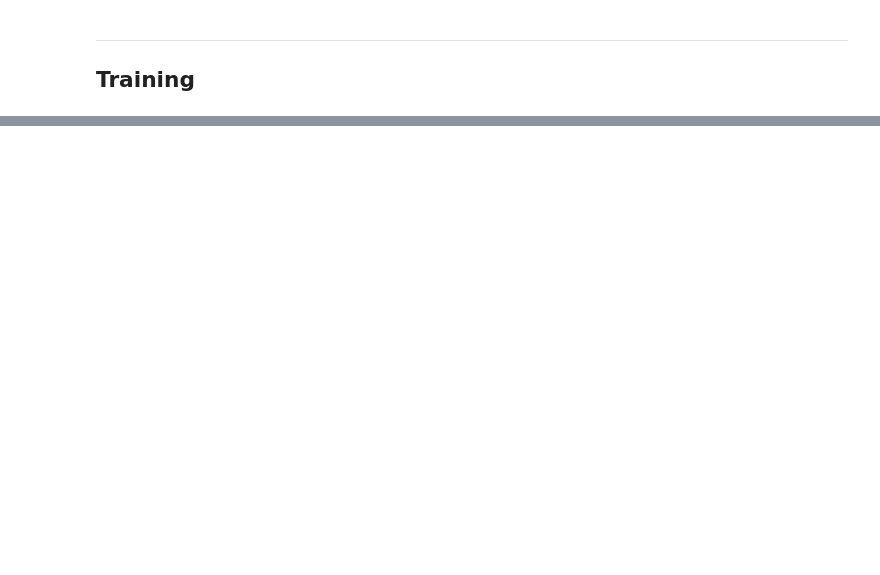
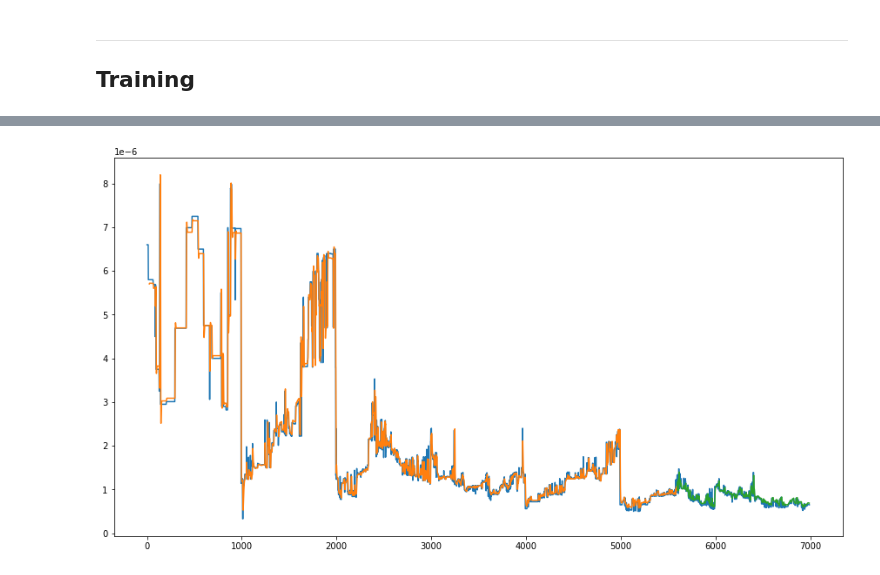
Before and after one commit to collinarnett/xcalibra_trading_bot, a Jupyter notebook: safex_trading_bot.ipynb, the cells around one changed output, grey strips where cells are left out. Saved outputs shown, nothing was run; the diff lists cells and outputs as text; code cells hidden in the pictures; blank space fills up the shorter version.

```diff
--- a/safex_trading_bot.ipynb
+++ b/safex_trading_bot.ipynb
@@ -104,5 +95,7 @@ test_data = all_data[-test_data_size:]
 # %%
-from sklearn.preprocessing import MinMaxScaler
+hist=df[['close']][500:]
+hist.info()
+hist=hist.fillna(method='ffill')
 
 scaler = MinMaxScaler(feature_range=(-1, 1))
-train_data_normalized = scaler.fit_transform(train_data .reshape(-1, 1))
+hist['close'] = scaler.fit_transform(hist['close'].values.reshape(-1,1))
@@ -227,0 +309,19 @@ plt.show()
+# %%
+# shift train predictions for plotting
+trainPredictPlot = np.empty_like(hist)
+trainPredictPlot[:, :] = np.nan
+trainPredictPlot[look_back:len(y_train_pred)+look_back, :] = y_train_pred
+
+# shift test predictions for plotting
+testPredictPlot = np.empty_like(hist)
+testPredictPlot[:, :] = np.nan
+testPredictPlot[len(y_train_pred)+look_back-1:len(hist)-1, :] = y_test_pred
+
+# plot baseline and predictions
+plt.figure(figsize=(15,8))
+plt.plot(scaler.inverse_transform(hist))
+plt.plot(trainPredictPlot)
+plt.plot(testPredictPlot)
+plt.show()
+# %% [output]
+[figure, added]
```
Also changed, not shown: parts of 35 cells of this notebook, 3 other files.
